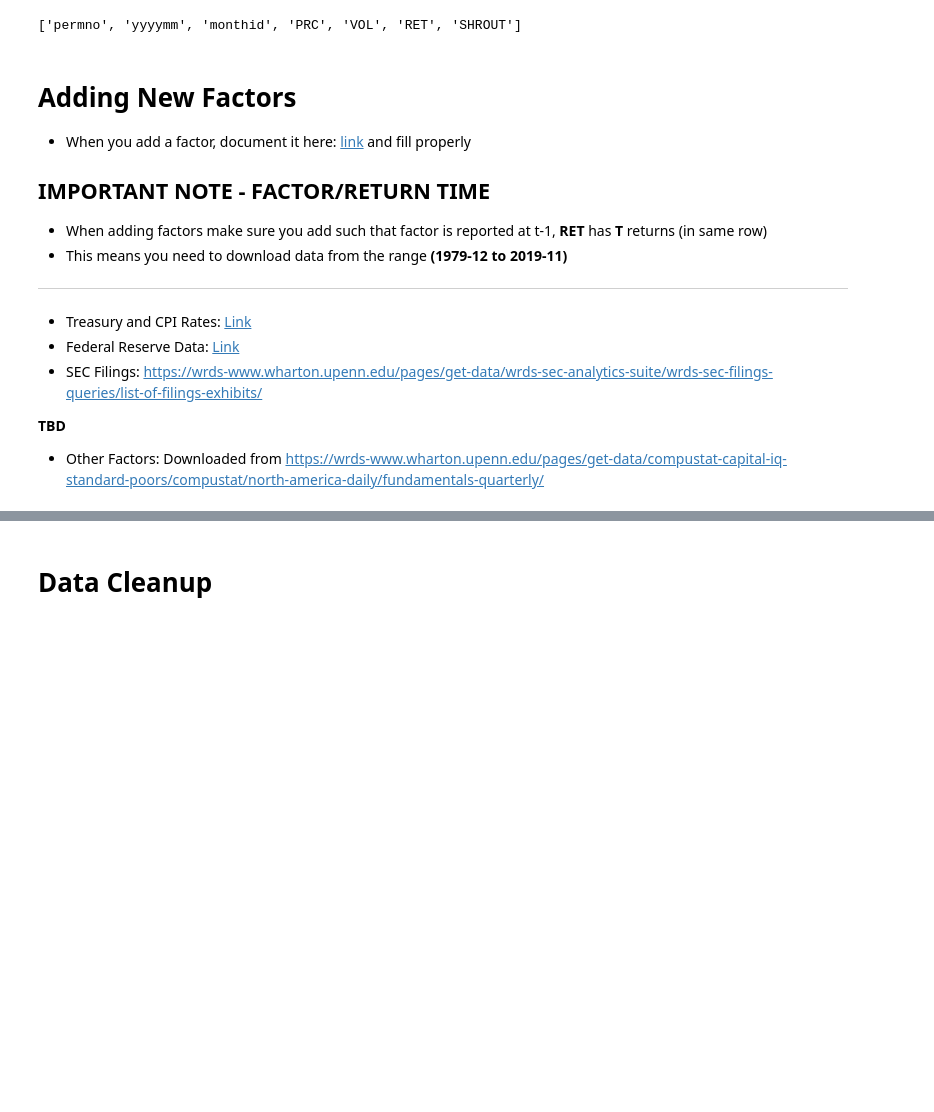
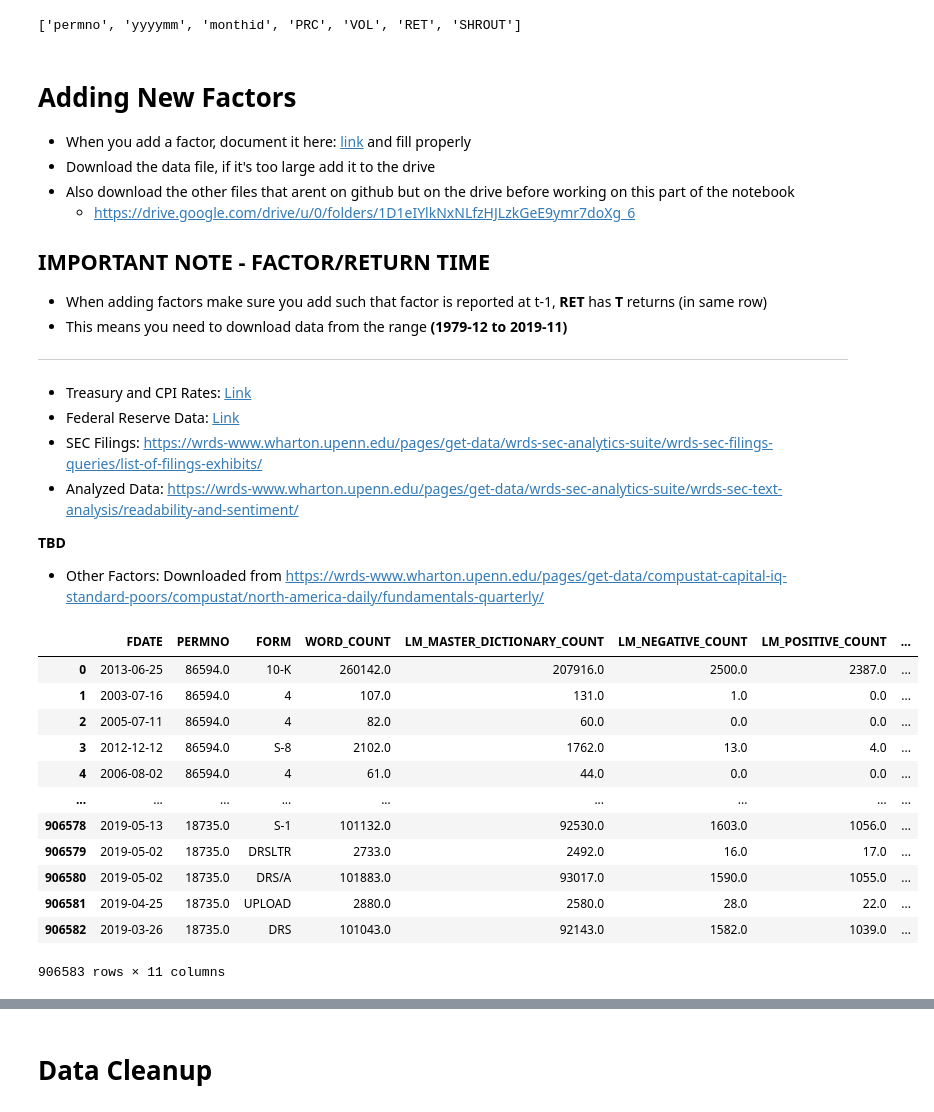
Before and after one commit to CFM-301-W23-G4/Final-Project, a Jupyter notebook: Final Project.ipynb, the cells around one changed output, grey strips where cells are left out. Saved outputs shown, nothing was run; the diff lists cells and outputs as text; code cells hidden in the pictures; blank space fills up the shorter version.

```diff
--- a/Final Project.ipynb
+++ b/Final Project.ipynb
@@ -41,6 +41,11 @@ all_monthly_data = pd.read_sas("merged_df.sas7bdat", encoding = 'ISO-8859-1')
 # with open("gvkeys.txt", "w") as file:
 #     for gvkey in set(all_monthly_data["gvkey"].dropna()):
 #         file.write(f"{int(gvkey)},\n")
+# %%
+gvkey_permno_dict = {}
+for gvkey in set(all_monthly_data["gvkey"].dropna()):
+    permno = all_monthly_data[all_monthly_data["gvkey"] == gvkey]["permno"].dropna().iloc[0]
+    gvkey_permno_dict[gvkey] = permno
 # %%
 all_monthly_data.drop(["ticker", "conm", "gvkey", "cusip", "naics", "gsubind"], axis=1, inplace=True) # We don't use these columns anyway, drop them
 # %%
@@ -65,6 +70,9 @@ non_data_cols
 # %% [markdown]
 # Adding New Factors
 * When you add a factor, document it here: [link](https://docs.google.com/spreadsheets/d/1rs9633QSYLVY5Z5DoGNy3USP2MROGtqTIKcbLG68wpE/edit#gid=1579135478) and fill properly
+* Download the data file, if it's too large add it to the drive
+* Also download the other files that arent on github but on the drive before working on this part of the notebook
+    * https://drive.google.com/drive/u/0/folders/1D1eIYlkNxNLfzHJLzkGeE9ymr7doXg_6
 
 ## IMPORTANT NOTE - FACTOR/RETURN TIME
 - When adding factors make sure you add such that factor is reported at t-1, **RET** has **T** returns (in same row)
@@ -75,6 +83,30 @@ non_data_cols
 - Treasury and CPI Rates: [Link](https://wrds-www.wharton.upenn.edu/pages/get-data/center-research-security-prices-crsp/annual-update/index-treasury-and-inflation/us-treasury-and-inflation-indexes/)
 - Federal Reserve Data: [Link](https://wrds-www.wharton.upenn.edu/pages/get-data/federal-reserve-bank-reports/interest-rates/data/)
 - SEC Filings: https://wrds-www.wharton.upenn.edu/pages/get-data/wrds-sec-analytics-suite/wrds-sec-filings-queries/list-of-filings-exhibits/
+- Analyzed Data: https://wrds-www.wharton.upenn.edu/pages/get-data/wrds-sec-analytics-suite/wrds-sec-text-analysis/readability-and-sentiment/
 
 **TBD**
 - Other Factors: Downloaded from https://wrds-www.wharton.upenn.edu/pages/get-data/compustat-capital-iq-standard-poors/compustat/north-america-daily/fundamentals-quarterly/
+# %%
+sec_analytics = pd.read_sas("sec_filing_analysis_wrds.sas7bdat", encoding = 'ISO-8859-1')
+# %%
+sec_analytics["PERMNO"] = sec_analytics["GVKEY"].map(gvkey_permno_dict)
+# %%
+sec_analytics[["FDATE", "PERMNO", "FORM", "WORD_COUNT", "LM_MASTER_DICTIONARY_COUNT", "LM_NEGATIVE_COUNT",	"LM_POSITIVE_COUNT",	"LM_MODAL_WEAK_COUNT",	"LM_MODAL_STRONG_COUNT",	"LM_LITIGIOUS_COUNT",	"LM_UNCERTAINTY_COUNT",]]
+
+# TODO Merge this into all_monthly_data, keeping in mind weird t+1 offset
+# Also split by form?
+# %% [output]
+|  | FDATE | PERMNO | FORM | WORD_COUNT | LM_MASTER_DICTIONARY_COUNT | LM_NEGATIVE_COUNT | LM_POSITIVE_COUNT | ... |
+| 0 | 2013-06-25 | 86594.0 | 10-K | 260142.0 | 207916.0 | 2500.0 | 2387.0 | ... |
+| 1 | 2003-07-16 | 86594.0 | 4 | 107.0 | 131.0 | 1.0 | 0.0 | ... |
+| 2 | 2005-07-11 | 86594.0 | 4 | 82.0 | 60.0 | 0.0 | 0.0 | ... |
+| 3 | 2012-12-12 | 86594.0 | S-8 | 2102.0 | 1762.0 | 13.0 | 4.0 | ... |
+| 4 | 2006-08-02 | 86594.0 | 4 | 61.0 | 44.0 | 0.0 | 0.0 | ... |
+| ... | ... | ... | ... | ... | ... | ... | ... | ... |
+| 906578 | 2019-05-13 | 18735.0 | S-1 | 101132.0 | 92530.0 | 1603.0 | 1056.0 | ... |
+| 906579 | 2019-05-02 | 18735.0 | DRSLTR | 2733.0 | 2492.0 | 16.0 | 17.0 | ... |
+| 906580 | 2019-05-02 | 18735.0 | DRS/A | 101883.0 | 93017.0 | 1590.0 | 1055.0 | ... |
+| 906581 | 2019-04-25 | 18735.0 | UPLOAD | 2880.0 | 2580.0 | 28.0 | 22.0 | ... |
+| 906582 | 2019-03-26 | 18735.0 | DRS | 101043.0 | 92143.0 | 1582.0 | 1039.0 | ... |
+906583 rows × 11 columns
```
Also changed, not shown: parts of 2 cells of this notebook, 1 other file.
